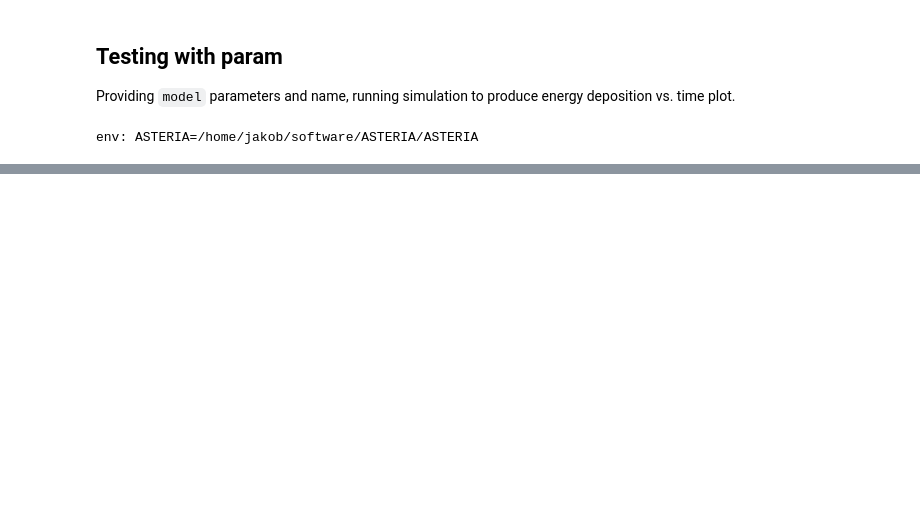
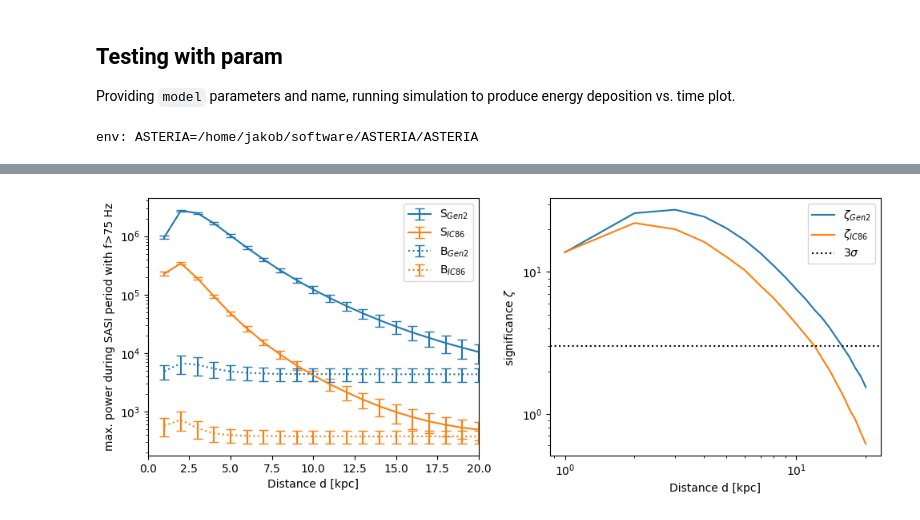
Before and after one commit to icecube/ASTERIA, a Jupyter notebook: docs/my_project/analysis/frequency_analysis.ipynb, the cells around one changed output, grey strips where cells are left out. Saved outputs shown, nothing was run; the diff lists cells and outputs as text; code cells hidden in the pictures; blank space fills up the shorter version.

```diff
--- a/docs/my_project/analysis/frequency_analysis.ipynb
+++ b/docs/my_project/analysis/frequency_analysis.ipynb
@@ -209,0 +270,30 @@ plt.show()
+# %%
+fig, ax = plt.subplots(1,2, figsize = (10,4))
+
+ax[0].errorbar(x=distances, y=Sm_gen2.T[0],yerr=Sm_gen2.T[1], capsize=4, color = 'C0', label=r'S$_{Gen2}$')
+ax[0].errorbar(x=distances, y=Sm_ic86.T[0],yerr=Sm_ic86.T[1], capsize=4, color = 'C1', label=r'S$_{IC86}$')
+ax[0].errorbar(x=distances, y=Bm_gen2.T[0],yerr=Bm_gen2.T[1], capsize=4, color = 'C0', ls = ':', label=r'B$_{Gen2}$')
+ax[0].errorbar(x=distances, y=Bm_ic86.T[0],yerr=Bm_ic86.T[1], capsize=4, color = 'C1', ls = ':', label=r'B$_{IC86}$')
+ax[0].set_xlabel('Distance d [kpc]')
+ax[0].set_ylabel('max. power during SASI period with f>{:.0f}'.format(cut_freq))
+ax[0].set_xlim((0,20))
+ax[0].set_yscale('log')
+ax[0].legend()
+
+ax[1].plot(distances, Z_gen2, color = 'C0', label=r'$\zeta_{Gen2}$')
+ax[1].plot(distances, Z_ic86, color = 'C1', label=r'$\zeta_{IC86}$')
+ax[1].axhline(3, color='k', ls = ':', label = '3$\sigma$')
+ax[1].set_xlabel('Distance d [kpc]')
+ax[1].set_ylabel('significance $\zeta$')
+#ax[1].set_xlim((0,20))
+ax[1].set_xscale('log')
+ax[1].set_yscale('log')
+ax[1].legend()
+if include_wls:
+    plt.savefig('results_frequency_IC86+Gen2+WLS_{:.0E}_trials.png'.format(trials))
+else:
+    plt.savefig('results_frequency_IC86+Gen2_{:.0E}_trials.png'.format(trials))
+
+plt.tight_layout()
+# %% [output]
+[figure, added]
```
Also changed, not shown: parts of 16 cells of this notebook, 21 other files.
